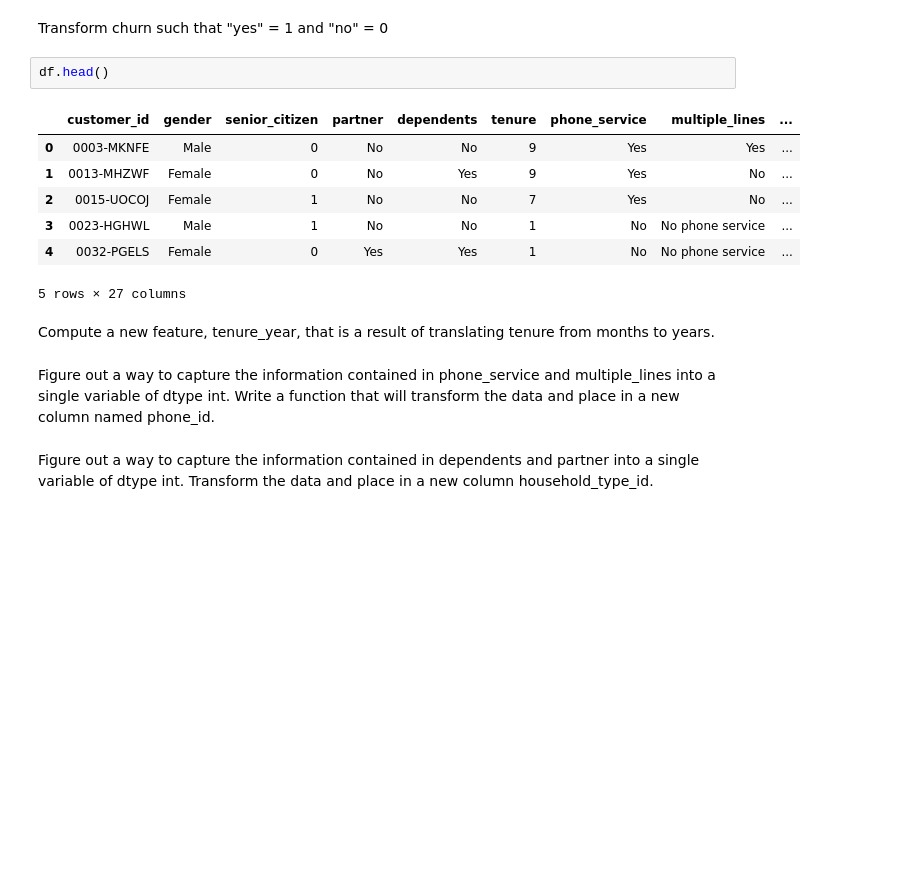
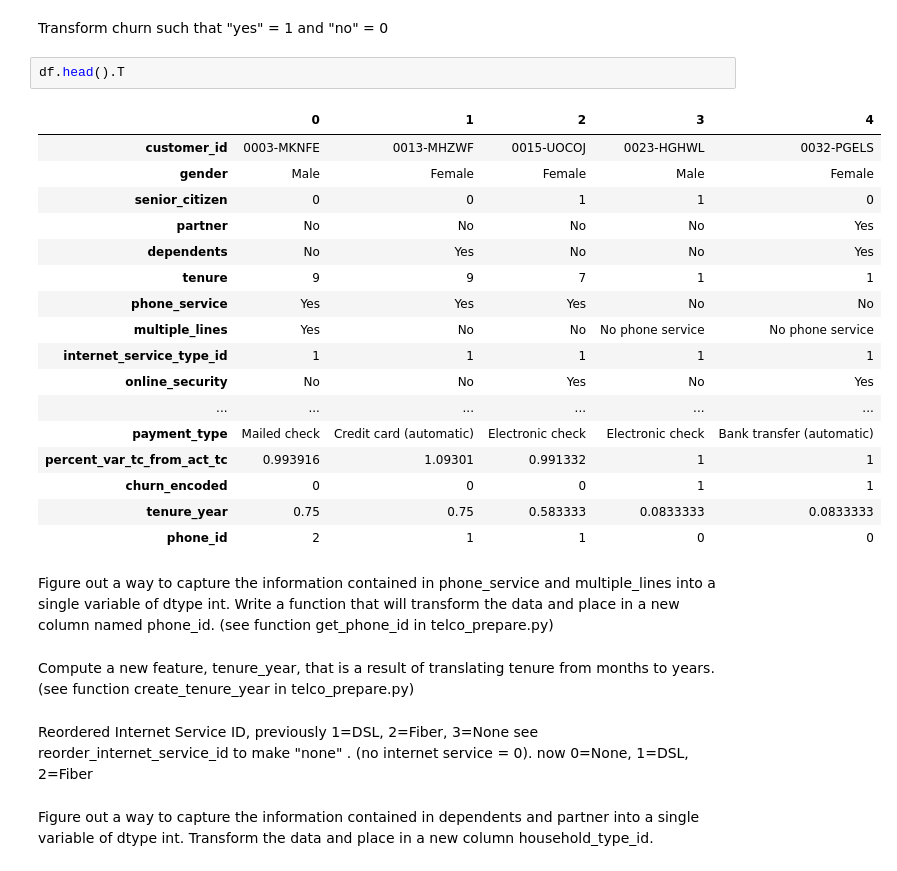
Before and after one commit to codeup-classification-project-ada/Classification, a Jupyter notebook: Codeup_Classification_Project_Ada_gg.ipynb, the cells around one changed output. Saved outputs shown, nothing was run; the diff lists cells and outputs as text; blank space fills up the shorter version.

```diff
--- a/Codeup_Classification_Project_Ada_gg.ipynb
+++ b/Codeup_Classification_Project_Ada_gg.ipynb
@@ -389,19 +389,31 @@ Document your takeaways. For each variable:
 # %% [markdown]
 Transform churn such that "yes" = 1 and "no" = 0
 # %%
-df.head()
+df.head().T
 # %% [output]
-|  | customer_id | gender | senior_citizen | partner | dependents | tenure | phone_service | multiple_lines | ... |
-| 0 | 0003-MKNFE | Male | 0 | No | No | 9 | Yes | Yes | ... |
-| 1 | 0013-MHZWF | Female | 0 | No | Yes | 9 | Yes | No | ... |
-| 2 | 0015-UOCOJ | Female | 1 | No | No | 7 | Yes | No | ... |
-| 3 | 0023-HGHWL | Male | 1 | No | No | 1 | No | No phone service | ... |
-| 4 | 0032-PGELS | Female | 0 | Yes | Yes | 1 | No | No phone service | ... |
+|  | 0 | 1 | 2 | 3 | 4 |
+| customer_id | 0003-MKNFE | 0013-MHZWF | 0015-UOCOJ | 0023-HGHWL | 0032-PGELS |
+| gender | Male | Female | Female | Male | Female |
+| senior_citizen | 0 | 0 | 1 | 1 | 0 |
+| partner | No | No | No | No | Yes |
+| dependents | No | Yes | No | No | Yes |
+| tenure | 9 | 9 | 7 | 1 | 1 |
+| phone_service | Yes | Yes | Yes | No | No |
+| multiple_lines | Yes | No | No | No phone service | No phone service |
+| internet_service_type_id | 1 | 1 | 1 | 1 | 1 |
+| online_security | No | No | Yes | No | Yes |
+| ... | ... | ... | ... | ... | ... |
+| payment_type | Mailed check | Credit card (automatic) | Electronic check | Electronic check | Bank transfer (automatic) |
+| percent_var_tc_from_act_tc | 0.993916 | 1.09301 | 0.991332 | 1 | 1 |
+| churn_encoded | 0 | 0 | 0 | 1 | 1 |
+| tenure_year | 0.75 | 0.75 | 0.583333 | 0.0833333 | 0.0833333 |
+| phone_id | 2 | 1 | 1 | 0 | 0 |
-5 rows × 27 columns
+# %% [markdown]
+Figure out a way to capture the information contained in phone_service and multiple_lines into a single variable of dtype int. Write a function that will transform the data and place in a new column named phone_id.  (see function get_phone_id in telco_prepare.py)
 # %% [markdown]
-Compute a new feature, tenure_year, that is a result of translating tenure from months to years.
+Compute a new feature, tenure_year, that is a result of translating tenure from months to years.  (see function create_tenure_year in telco_prepare.py)
-# %% [markdown]
-Figure out a way to capture the information contained in phone_service and multiple_lines into a single variable of dtype int. Write a function that will transform the data and place in a new column named phone_id.
+# %% [markdown]
+Reordered Internet Service ID,   previously 1=DSL, 2=Fiber, 3=None    see reorder_internet_service_id to make "none" . (no internet service = 0).    now  0=None, 1=DSL, 2=Fiber
 # %% [markdown]
 Figure out a way to capture the information contained in dependents and partner into a single variable of dtype int. Transform the data and place in a new column household_type_id.
 # %% [markdown]
```
Also changed, not shown: parts of 22 cells of this notebook, 1 other file.
